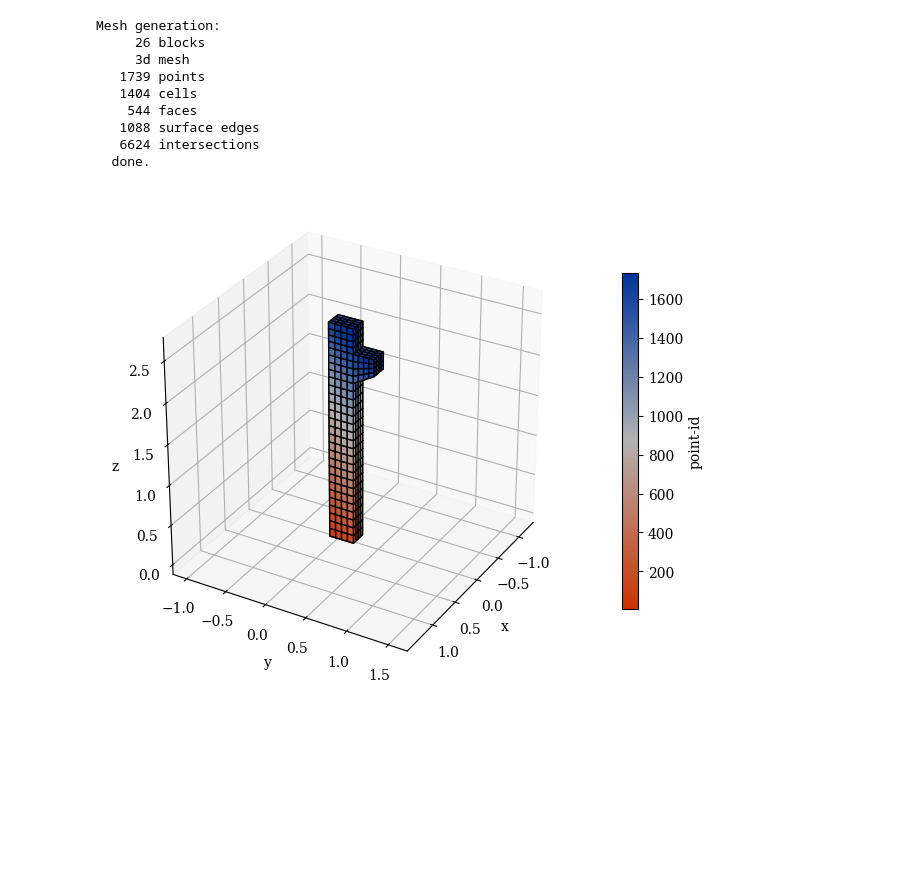
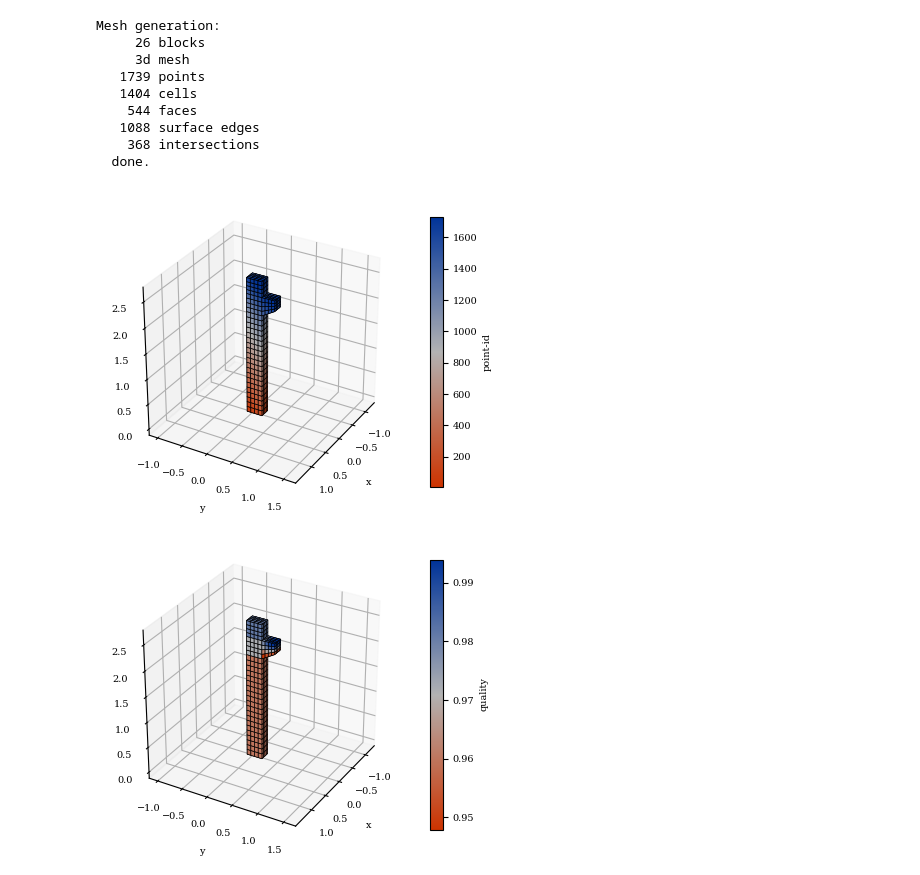
Before and after one commit to NumSoftware/FemMesh, a Jupyter notebook: notebooks/3d mesh.ipynb, the cells around one changed output. Cells and saved outputs as stored; diff of their text form; code cells hidden in the pictures; blank space fills up the shorter version.

Commit message:
ploting blocks updated

```diff
--- a/notebooks/3d mesh.ipynb
+++ b/notebooks/3d mesh.ipynb
@@ -5,10 +5,10 @@ using FemMesh
 # %%
 # Mesh generation
 blocks2d = [
-          Block2D([0 0; 0.3 2], nx=4, ny=20, shape=QUAD4 ),
-          Block2D([0 2; 0.3 2.35], nx=4, ny=4, shape=QUAD4 ),
-          Block2D([0 2.35; 0.3 2.65], nx=4, ny=4, shape=QUAD4 ),
-          Block2D([0.3 2; 0.55 2.15; 0.55 2.35; 0.3 2.35], nx=4, ny=4, shape=QUAD4 ),
+          Block2D([0 0; 0.3 2], nx=4, ny=20, cellshape=QUAD4 ),
+          Block2D([0 2; 0.3 2.35], nx=4, ny=4, cellshape=QUAD4 ),
+          Block2D([0 2.35; 0.3 2.65], nx=4, ny=4, cellshape=QUAD4 ),
+          Block2D([0.3 2; 0.55 2.15; 0.55 2.35; 0.3 2.35], nx=4, ny=4, cellshape=QUAD4 ),
          ]
 ;
 # %%
@@ -31,14 +35,14 @@ mplot(blocks)
 # %%
-bl = BlockInset([0.03 0.03 0.03; 0.03 0.03 2.62], shape=LIN3, tag="lbars")
+bl = BlockInset([0.03 0.03 0.03; 0.03 0.03 2.62], cellshape=LIN3, tag="lbars")
 lbars = array(bl, nx=2, ny=2, dx=0.14, dy=0.24)
 
-bl = BlockInset([0.04 0.03 1.78; 0.04 0.03 1.9; 0.04 0.52 2.17; 0.04 0.52 2.32; 0.04 0.03 2.32; 0.04 0.03 2.15], shape=LIN3, tag="cbars")
+bl = BlockInset([0.04 0.03 1.78; 0.04 0.03 1.9; 0.04 0.52 2.17; 0.04 0.52 2.32; 0.04 0.03 2.32; 0.04 0.03 2.15], cellshape=LIN3, tag="cbars")
 cbars = array(bl, nx=2, dx=0.12)
 
-bl = BlockInset([0.03 0.03 0.15; 0.17 0.03 0.15; 0.17 0.27 0.15; 0.03 0.27 0.15; 0.03 0.03 0.15], shape=LIN3, tag="sbars1")
+bl = BlockInset([0.03 0.03 0.15; 0.17 0.03 0.15; 0.17 0.27 0.15; 0.03 0.27 0.15; 0.03 0.03 0.15], cellshape=LIN3, tag="sbars1")
 sbars1 = array(bl, nz=13, dz=0.2)
 
-bl = BlockInset([0.03 0.03 2.2; 0.17 0.03 2.2; 0.17 0.52 2.2; 0.03 0.52 2.2; 0.03 0.03 2.2], shape=LIN3, tag="sbars2")
+bl = BlockInset([0.03 0.03 2.2; 0.17 0.03 2.2; 0.17 0.52 2.2; 0.03 0.52 2.2; 0.03 0.03 2.2], cellshape=LIN3, tag="sbars2")
 sbars2 = array(bl, nz=3, dz=0.05)
 ;
 # %%
@@ -48,5 +52,5 @@ mplot(blocks, lbars, cbars, sbars1, sbars2, azim=30)
 # %%
-mesh = Mesh(blocks, lbars, cbars, sbars1, sbars2)
+msh = Mesh(blocks, lbars, cbars, sbars1, sbars2)
 ;
 # %% [output]
 Mesh generation:
@@ -56,9 +60,13 @@ Mesh generation:
    1404 cells
     544 faces
    1088 surface edges
-   6624 intersections
+    368 intersections
   done.
 # %%
-mplot(mesh, field="point-id", azim=30)
+mplot(msh, field="point-id", azim=30)
 # %% [output]
-[figure, old version]
+[figure, new version]
+# %%
+mplot(msh, field="quality", azim=30)
+# %% [output]
+[figure, added]
```
Also changed, not shown: parts of 5 cells of this notebook, 13 other files.
